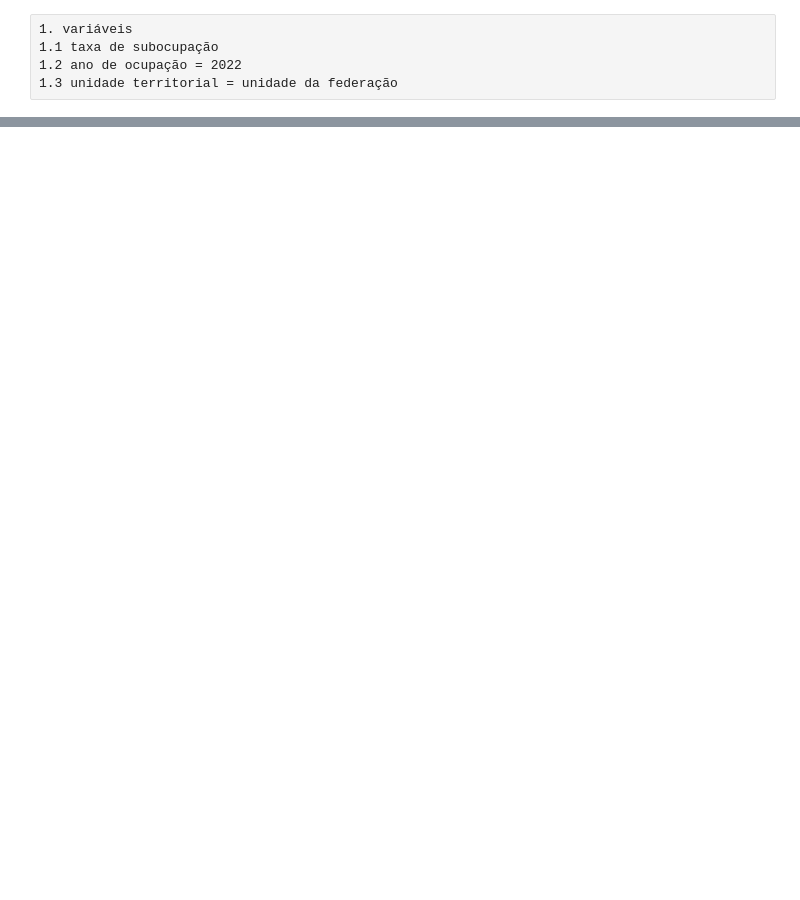
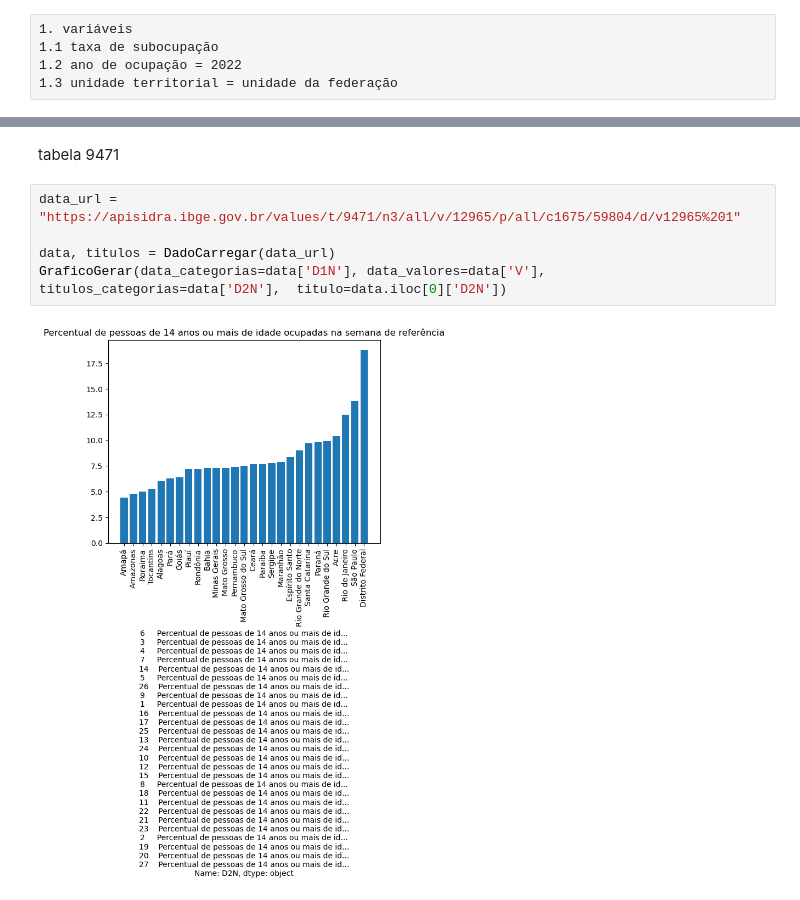
Before and after one commit to nandolrs/ml_ifrs_industria_4_acc_publico, a Jupyter notebook: SIDRA.ipynb, the cells around one changed output, grey strips where cells are left out. Saved outputs shown, nothing was run; the diff lists cells and outputs as text; blank space fills up the shorter version.

```diff
--- a/SIDRA.ipynb
+++ b/SIDRA.ipynb
@@ -78,0 +58,9 @@ ax.set(xlabel=X_titulos['D1N'], title=X_titulos['D4N']) # , ylim=(low_y, high_y)
+# %% [markdown]
+tabela 9471
+# %%
+data_url = "https://apisidra.ibge.gov.br/values/t/9471/n3/all/v/12965/p/all/c1675/59804/d/v12965%201"
+
+data, titulos = DadoCarregar(data_url)
+GraficoGerar(data_categorias=data['D1N'], data_valores=data['V'], titulos_categorias=data['D2N'],  titulo=data.iloc[0]['D2N'])
+# %% [output]
+[figure, added]
```
Also changed, not shown: parts of 6 cells of this notebook.
